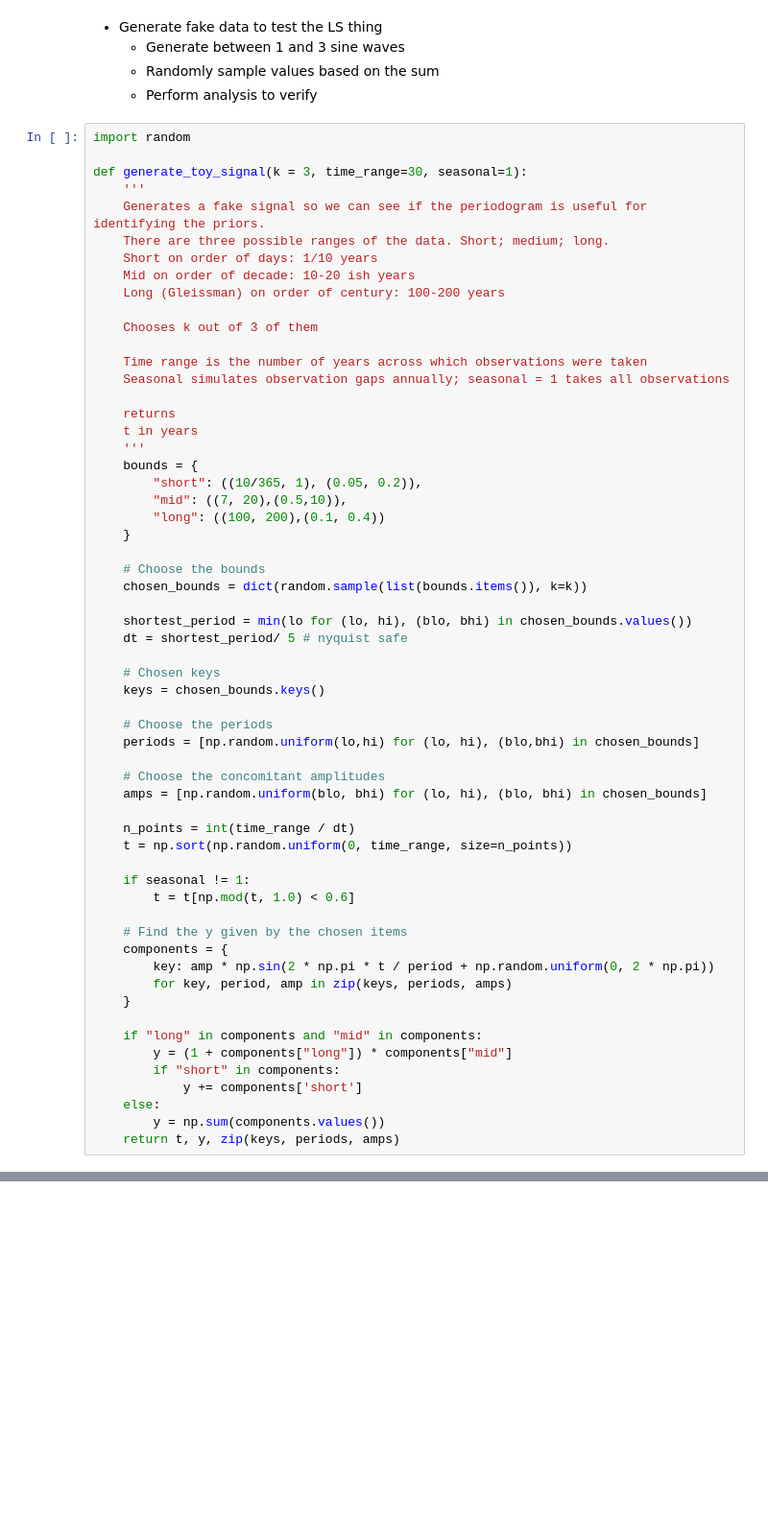
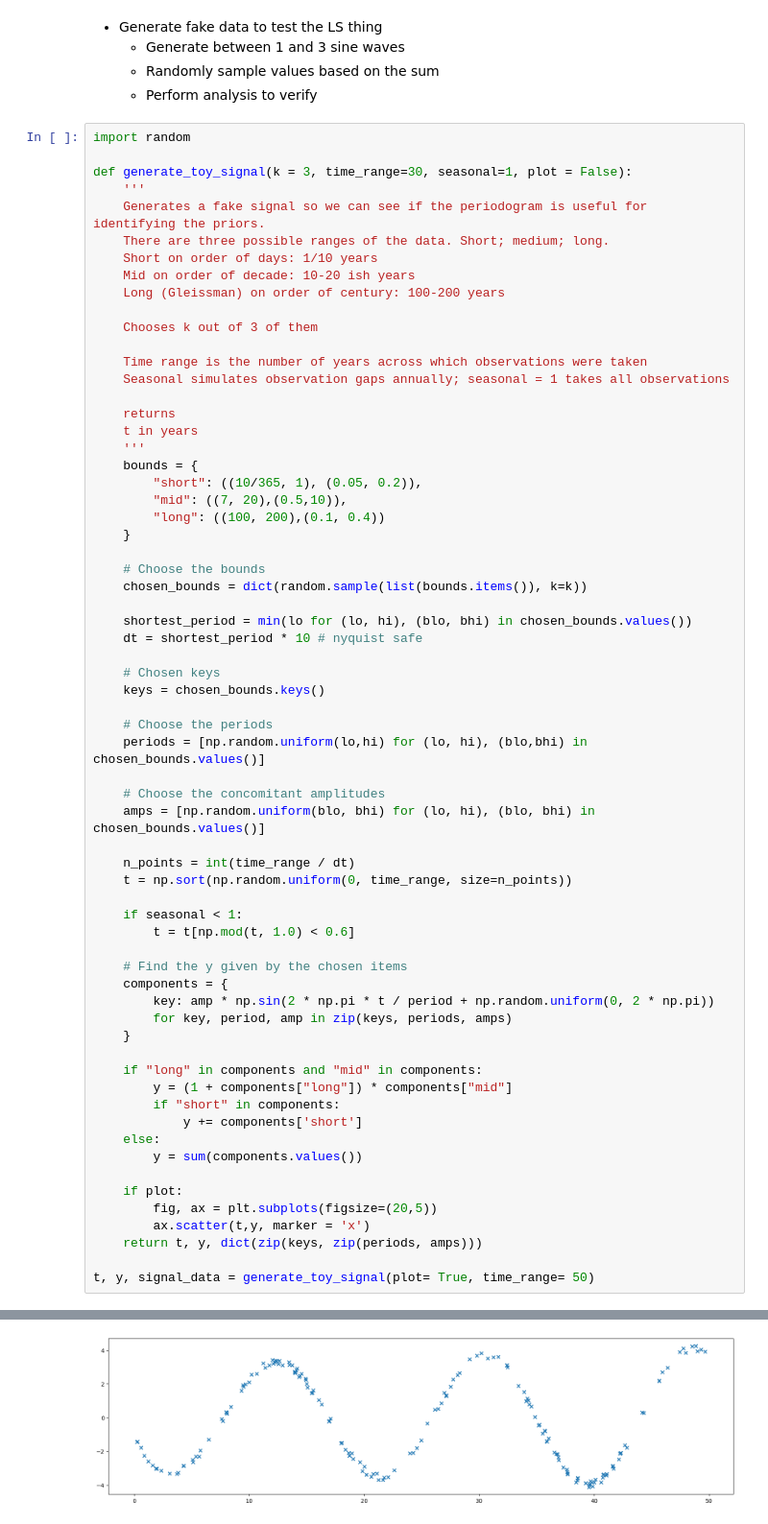
Before and after one commit to JoeyWee1/SolarCycleForecasting, a Jupyter notebook: rationalising_priors.ipynb, the cells around one changed output, grey strips where cells are left out. Shown at 96% size. Cells and saved outputs as stored; diff of their text form; blank space fills up the shorter version.

```diff
--- a/rationalising_priors.ipynb
+++ b/rationalising_priors.ipynb
@@ -120,7 +120,7 @@ The best period is 10.017101710171017 years
 # %%
 import random
 
-def generate_toy_signal(k = 3, time_range=30, seasonal=1):
+def generate_toy_signal(k = 3, time_range=30, seasonal=1, plot = False):
     '''
     Generates a fake signal so we can see if the periodogram is useful for identifying the priors.
     There are three possible ranges of the data. Short; medium; long.
@@ -146,21 +146,21 @@ def generate_toy_signal(k = 3, time_range=30, seasonal=1):
     chosen_bounds = dict(random.sample(list(bounds.items()), k=k))
 
     shortest_period = min(lo for (lo, hi), (blo, bhi) in chosen_bounds.values())
-    dt = shortest_period/ 5 # nyquist safe
+    dt = shortest_period * 10 # nyquist safe
 
     # Chosen keys
     keys = chosen_bounds.keys()
 
     # Choose the periods
-    periods = [np.random.uniform(lo,hi) for (lo, hi), (blo,bhi) in chosen_bounds]
+    periods = [np.random.uniform(lo,hi) for (lo, hi), (blo,bhi) in chosen_bounds.values()]
 
     # Choose the concomitant amplitudes
-    amps = [np.random.uniform(blo, bhi) for (lo, hi), (blo, bhi) in chosen_bounds]
+    amps = [np.random.uniform(blo, bhi) for (lo, hi), (blo, bhi) in chosen_bounds.values()]
 
     n_points = int(time_range / dt)
     t = np.sort(np.random.uniform(0, time_range, size=n_points))
 
-    if seasonal != 1:
+    if seasonal < 1:
         t = t[np.mod(t, 1.0) < 0.6]
 
     # Find the y given by the chosen items
@@ -174,5 +174,12 @@ def generate_toy_signal(k = 3, time_range=30, seasonal=1):
         if "short" in components:
             y += components['short']
     else:
-        y = np.sum(components.values())
-    return t, y, zip(keys, periods, amps)
+        y = sum(components.values())
+
+    if plot:
+        fig, ax = plt.subplots(figsize=(20,5))
+        ax.scatter(t,y, marker = 'x')
+    return t, y, dict(zip(keys, zip(periods, amps)))
+
+t, y, signal_data = generate_toy_signal(plot= True, time_range= 50)
+# %% [output]
@@ -178,0 +203 @@ def generate_toy_signal(k = 3, time_range=30, seasonal=1):
+[figure, added]
```
Also changed, not shown: parts of 1 cell of this notebook.
